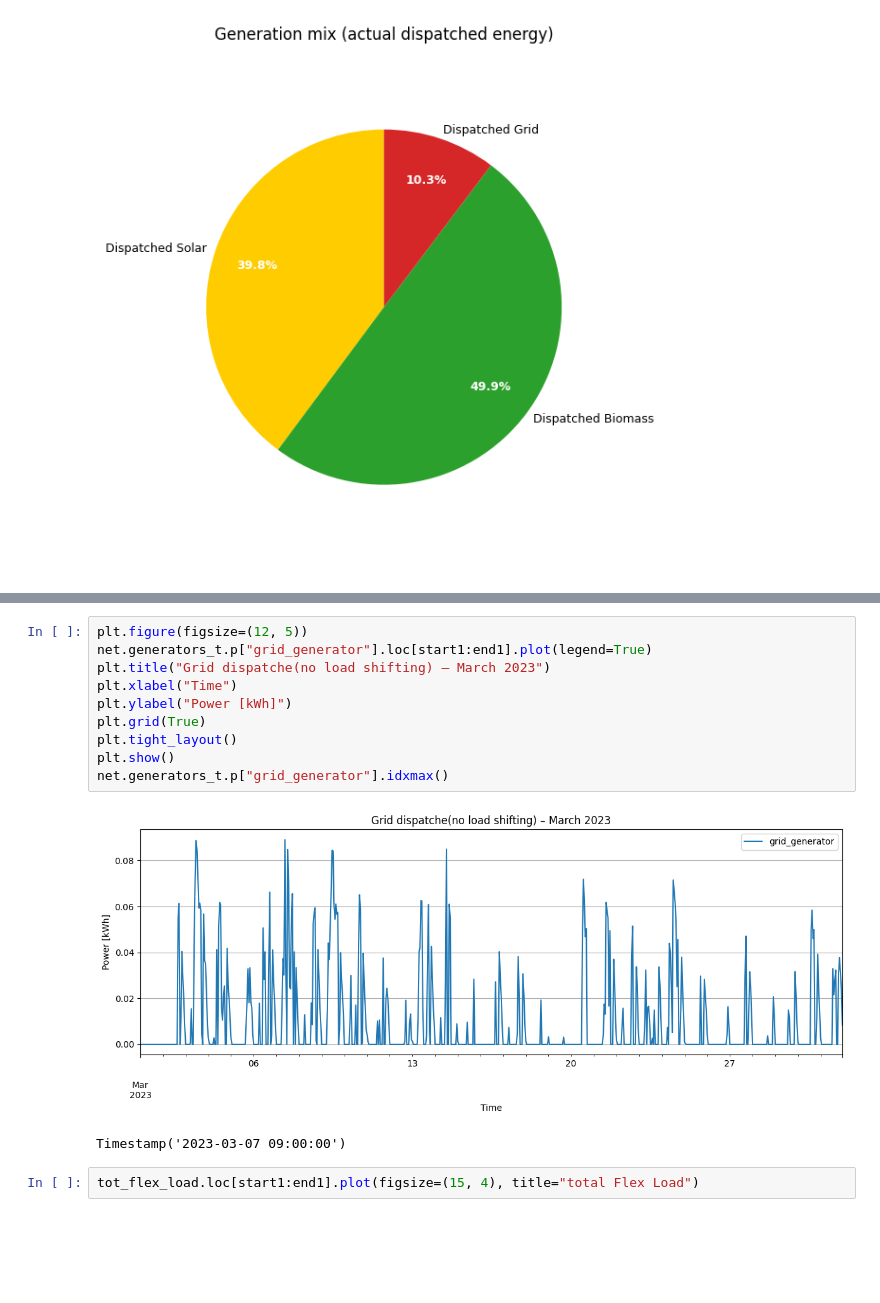
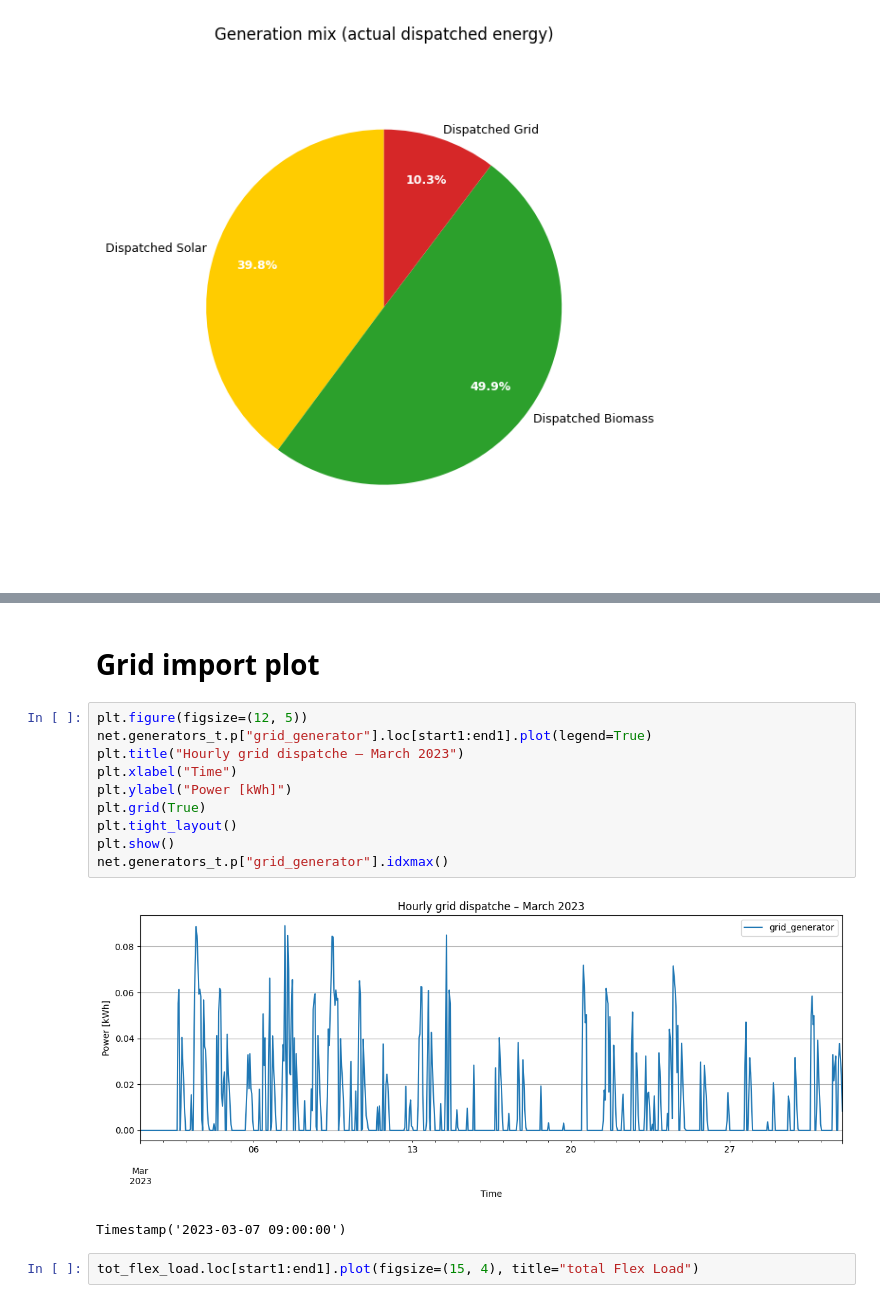
Before and after one commit to Moaztub/Master_thesis, a Jupyter notebook: BESS.ipynb, the cells around one changed output, grey strips where cells are left out. Drawn from its saved outputs; the diff is of its cells as text; blank space fills up the shorter version.

```diff
--- a/BESS.ipynb
+++ b/BESS.ipynb
@@ -1314,15 +1350,17 @@ plt.show()
+# %% [markdown]
+# Grid import plot
 # %%
 plt.figure(figsize=(12, 5))
 net.generators_t.p["grid_generator"].loc[start1:end1].plot(legend=True)
-plt.title("Grid dispatche(no load shifting) – March 2023")
+plt.title("Hourly grid dispatche – March 2023")
 plt.xlabel("Time")
 plt.ylabel("Power [kWh]")
 plt.grid(True)
 plt.tight_layout()
 plt.show()
 net.generators_t.p["grid_generator"].idxmax()
 # %% [output]
-[figure, old version]
+[figure, new version]
 Timestamp('2023-03-07 09:00:00')
 # %%
 tot_flex_load.loc[start1:end1].plot(figsize=(15, 4), title="total Flex Load")
```
Also changed, not shown: parts of 42 cells of this notebook.
